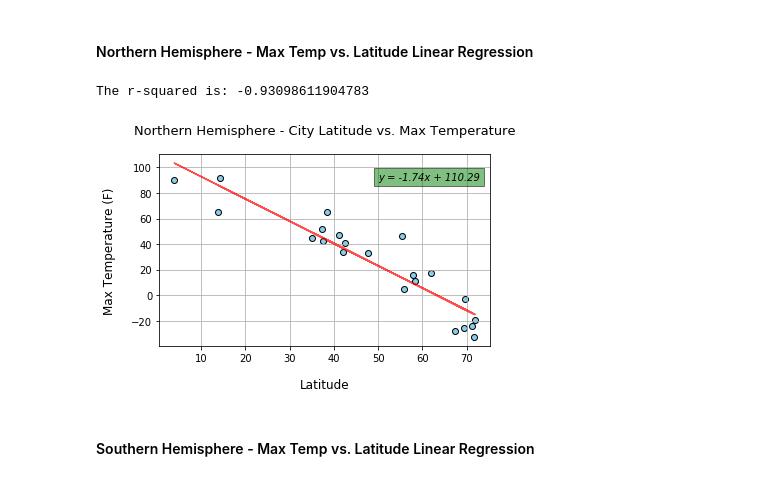
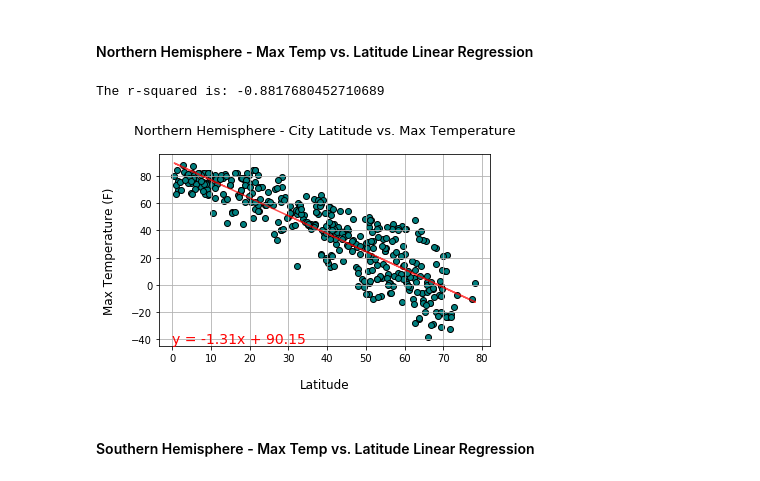
Before and after one commit to anulkar/python-api-challenge, a Jupyter notebook: WeatherPy/WeatherPy.ipynb, the cells around one changed output. Drawn from its saved outputs; the diff is of its cells as text; code cells hidden in the pictures.

Commit message:
Cleaned & updated code for plotting and linear regression function

```diff
--- a/WeatherPy/WeatherPy.ipynb
+++ b/WeatherPy/WeatherPy.ipynb
@@ -112,8 +109,8 @@ for city_number, city in enumerate(cities, start=1):
         print(f"City {city_number} | Did not find any data for {city}, skipping to the next one...")
         pass
 
-    if city_number == 50:
-        break
+    #if city_number == 50:
+    #   break
     # Pause for a half second before making the next API call since the Free version of Weather API only permits 60 calls per minute
     time.sleep(0.5)
 
@@ -256,42 +253,55 @@ def create_linregress_plot(x_data, y_data, plot_title, plot_xlabel, plot_ylabel)
     # Capture the linear regression line equation in the form: y = mx + c
     line_equation = "y = " + str(round(slope,2)) + "x + " + str(round(intercept,2))
 
-    # Draw the properly formatted scatter plot
+    # Draw the properly formatted scatter plot with title and x-y labels
     scat_fig, scat_ax = plt.subplots()
-    scat_ax.scatter(x_series, y_series, facecolors='skyblue', edgecolors='black')
+    scat_ax.scatter(x_series, y_series, facecolors='teal', edgecolors='black')
     scat_ax.set_title(plot_title, fontsize=13, pad=20)
     scat_ax.set_xlabel(plot_xlabel, fontsize=12, labelpad=15)
     scat_ax.set_ylabel(plot_ylabel, fontsize=12, labelpad=15)
+    # Plot the linear regression line
     scat_ax.plot(x_series, regress_values, 'r-', color='red', alpha=0.7)
-    scat_ax.text(50, 90, line_equation, style='italic', bbox={'facecolor': 'green', 'alpha': 0.5})
+    xticks = scat_ax.get_xticks()
+    yticks = scat_ax.get_yticks()
+    # Place the line equation as text box on the axes
+    scat_ax.text(xticks[1], yticks[1], line_equation, color='red', fontsize='14', verticalalignment='center', horizontalalignment='left')
     scat_ax.grid(True)
     scat_fig.tight_layout()
     return (plt)
 # %%
-# Create Northern and Southern Hemisphere DataFrames
+# Create Northern and Southern Hemisphere DataFrames and respective weather data lists
 
 # Northern Hemisphere DataFrame (greater than or equal to 0 degrees latitude)
 northern_hemisphere_data = weather_data_df[weather_data_df['Latitude'] >= 0]
+# Retrieve the weather data lists from the Northern Hemisphere DataFrame
+nh_latitudes = northern_hemisphere_data['Latitude'].tolist()
+nh_max_temps = northern_hemisphere_data['Max Temperature'].tolist()
+nh_humidity = northern_hemisphere_data['Humidity'].tolist()
+nh_cloudiness = northern_hemisphere_data['Cloudiness'].tolist()
+nh_windspeeds = northern_hemisphere_data['Wind Speed'].tolist()
+
 # Southern Hemisphere DataFrame (less than 0 degrees latitude)
 southern_hemisphere_data = weather_data_df[weather_data_df['Latitude'] < 0]
+# Retrieve the weather data lists from the Southern Hemisphere DataFrame
+sh_latitudes = southern_hemisphere_data['Latitude'].tolist()
+sh_max_temps = southern_hemisphere_data['Max Temperature'].tolist()
+sh_humidity = southern_hemisphere_data['Humidity'].tolist()
+sh_cloudiness = southern_hemisphere_data['Cloudiness'].tolist()
+sh_windspeeds = southern_hemisphere_data['Wind Speed'].tolist()
 # %% [markdown]
 ####  Northern Hemisphere - Max Temp vs. Latitude Linear Regression
 # %%
-# Retrieve the list of latitudes and max temperatures from the northern hemisphere dataframe
-latitudes_list = northern_hemisphere_data['Latitude'].tolist()
-max_temps_list = northern_hemisphere_data['Max Temperature'].tolist()
-
 # Set the plot title and axes labels
 plot_title = 'Northern Hemisphere - City Latitude vs. Max Temperature'
 plot_xlabel = 'Latitude'
 plot_ylabel = 'Max Temperature (F)'
 
-# Call function to calculate and create
-plt = create_linregress_plot(latitudes_list, max_temps_list, plot_title, plot_xlabel, plot_ylabel)
+# Call function to calculate and create a linear regression plot
+plt = create_linregress_plot(nh_latitudes, nh_max_temps, plot_title, plot_xlabel, plot_ylabel)
 plt.savefig("../images/nh_latitude_maxtemp.png")
 plt.show()
 # %% [output]
-The r-squared is: -0.93098611904783
+The r-squared is: -0.8817680452710689
-[figure, old version]
+[figure, new version]
 # %% [markdown]
 ####  Southern Hemisphere - Max Temp vs. Latitude Linear Regression
```
Also changed, not shown: parts of 15 cells of this notebook.
